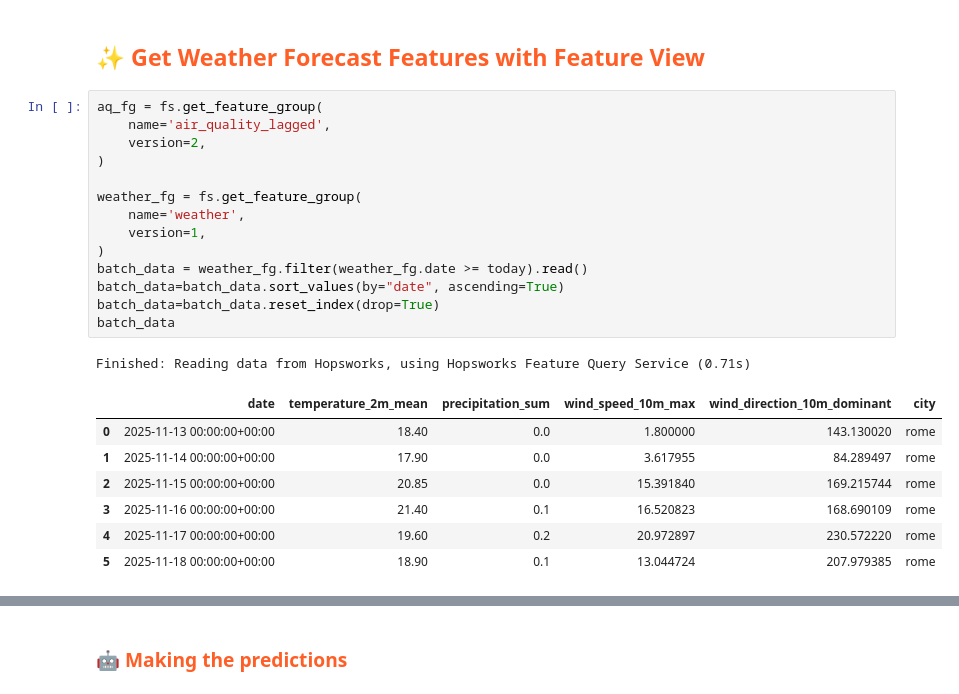
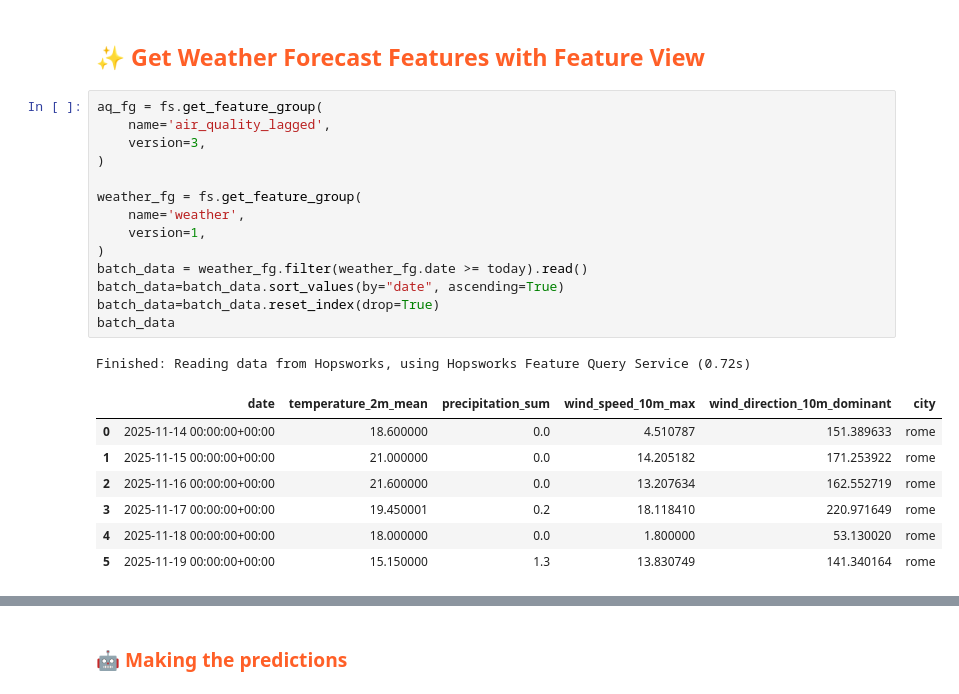
Before and after one commit to klari26/mlfs-book, a Jupyter notebook: notebooks/airquality/4_air_quality_batch_inference.ipynb, the cells around one changed output, grey strips where cells are left out. Drawn from its saved outputs; the diff is of its cells as text.

```diff
--- a/notebooks/airquality/4_air_quality_batch_inference.ipynb
+++ b/notebooks/airquality/4_air_quality_batch_inference.ipynb
@@ -142,23 +142,23 @@ XGBRegressor(base_score='6.6810946E0', booster='gbtree', callbacks=None,
 # %%
 aq_fg = fs.get_feature_group(
     name='air_quality_lagged',
-    version=2,
+    version=3,
 )
 
 weather_fg = fs.get_feature_group(
     name='weather',
     version=1,
 )
 batch_data = weather_fg.filter(weather_fg.date >= today).read()
 batch_data=batch_data.sort_values(by="date", ascending=True)
 batch_data=batch_data.reset_index(drop=True)
 batch_data
 # %% [output]
-Finished: Reading data from Hopsworks, using Hopsworks Feature Query Service (0.71s)
+Finished: Reading data from Hopsworks, using Hopsworks Feature Query Service (0.72s)
 |  | date | temperature_2m_mean | precipitation_sum | wind_speed_10m_max | wind_direction_10m_dominant | city |
-| 0 | 2025-11-13 00:00:00+00:00 | 18.40 | 0.0 | 1.800000 | 143.130020 | rome |
-| 1 | 2025-11-14 00:00:00+00:00 | 17.90 | 0.0 | 3.617955 | 84.289497 | rome |
-| 2 | 2025-11-15 00:00:00+00:00 | 20.85 | 0.0 | 15.391840 | 169.215744 | rome |
-| 3 | 2025-11-16 00:00:00+00:00 | 21.40 | 0.1 | 16.520823 | 168.690109 | rome |
-| 4 | 2025-11-17 00:00:00+00:00 | 19.60 | 0.2 | 20.972897 | 230.572220 | rome |
-| 5 | 2025-11-18 00:00:00+00:00 | 18.90 | 0.1 | 13.044724 | 207.979385 | rome |
+| 0 | 2025-11-14 00:00:00+00:00 | 18.600000 | 0.0 | 4.510787 | 151.389633 | rome |
+| 1 | 2025-11-15 00:00:00+00:00 | 21.000000 | 0.0 | 14.205182 | 171.253922 | rome |
+| 2 | 2025-11-16 00:00:00+00:00 | 21.600000 | 0.0 | 13.207634 | 162.552719 | rome |
+| 3 | 2025-11-17 00:00:00+00:00 | 19.450001 | 0.2 | 18.118410 | 220.971649 | rome |
+| 4 | 2025-11-18 00:00:00+00:00 | 18.000000 | 0.0 | 1.800000 | 53.130020 | rome |
+| 5 | 2025-11-19 00:00:00+00:00 | 15.150000 | 1.3 | 13.830749 | 141.340164 | rome |
```
Also changed, not shown: parts of 17 cells of this notebook, 8 other files.
